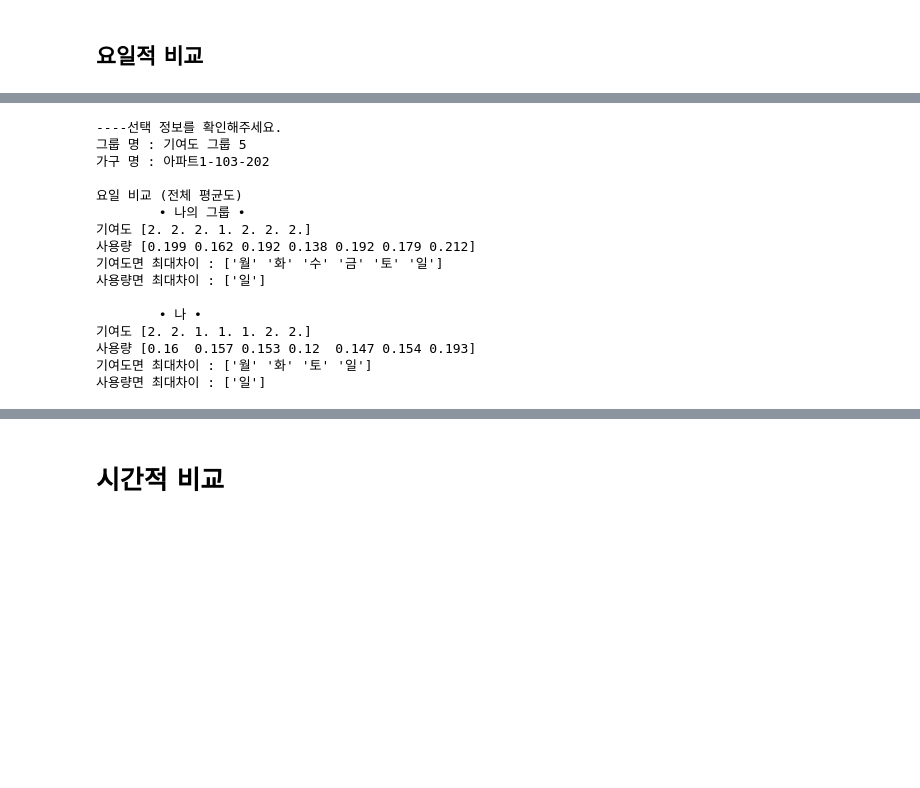
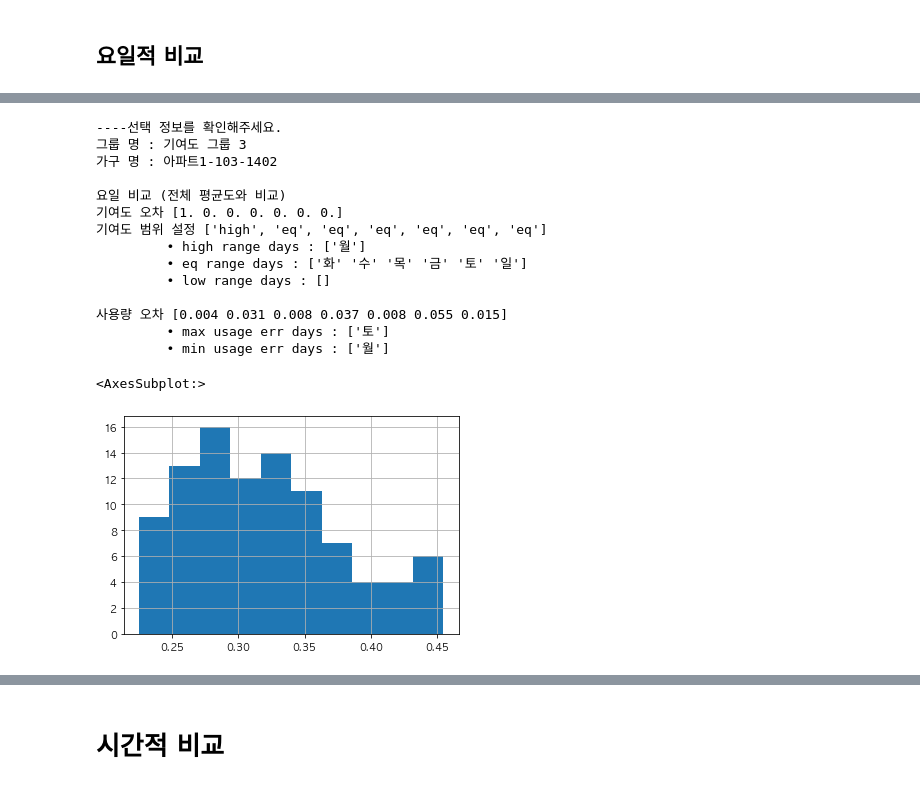
Before and after one commit to formegusto/distribution-by-contribution, a Jupyter notebook: Time Division KMeans pt.3 feedback idea.ipynb, the cells around one changed output, grey strips where cells are left out. Saved outputs shown, nothing was run; the diff lists cells and outputs as text; code cells hidden in the pictures; blank space fills up the shorter version.

```diff
--- a/Time Division KMeans pt.3 feedback idea.ipynb
+++ b/Time Division KMeans pt.3 feedback idea.ipynb
@@ -378,38 +395,38 @@ scc.head()
 # %%
-print("----선택 정보를 확인해주세요.")
-print("그룹 명 : {}".format(sg))
-print("가구 명 : {}\n".format(sh))
+# 3,2
+# 2,1
+sg, sh = consoling()
 
-print("요일 비교 (전체 평균도)")
-print("\t• 나의 그룹 •")
-cont_chk_1 = cc_day_cont[sg].values - acc_day_cont.values.flatten()
-cont_chk_2 = cc_day_usage[sg].values - acc_day_usage.values.flatten()
-print("기여도",cont_chk_1)
-print("사용량",cont_chk_2)
-print("기여도면 최대차이 : {}".format(DAY_ARR[np.where(cont_chk_1 == cont_chk_1[cont_chk_1.argmax()])[0]]))
-print("사용량면 최대차이 : {}".format(DAY_ARR[np.where(cont_chk_2 == cont_chk_2[cont_chk_2.argmax()])[0]]))
+print("요일 비교 (전체 평균도와 비교)")
+cont_chk_1 = day_cont[sh].values - acc_day_cont.values.flatten()
+cont_chk_1_range = [sel_pos(_) for _ in cont_chk_1]
+cont_chk_2 = day_usage[sh].values - acc_day_usage.values.flatten()
+print("기여도 오차",cont_chk_1)
+print("기여도 범위 설정", cont_chk_1_range)
+print("\t • high range days :", DAY_ARR[np.where(cont_chk_1 >= 1)[0]])
+print("\t • eq range days :", DAY_ARR[np.where(cont_chk_1 == 0)[0]])
+print("\t • low range days :", DAY_ARR[np.where(cont_chk_1 < 0)[0]])
 
-print("\n\t• 나 •")
-cont_chk_3 = day_cont[sh].values - acc_day_cont.values.flatten()
-cont_chk_4 = day_usage[sh].values - acc_day_usage.values.flatten()
-print("기여도",cont_chk_3)
-print("사용량",cont_chk_4)
-print("기여도면 최대차이 : {}".format(DAY_ARR[np.where(cont_chk_3 == cont_chk_3[cont_chk_3.argmax()])[0]]))
-print("사용량면 최대차이 : {}".format(DAY_ARR[np.where(cont_chk_4 == cont_chk_4[cont_chk_4.argmax()])[0]]))
+print("\n사용량 오차", cont_chk_2)
+print("\t • max usage err days :", DAY_ARR[np.where(cont_chk_2 == cont_chk_2[cont_chk_2.argmax()])[0]])
+print("\t • min usage err days :", DAY_ARR[np.where(cont_chk_2 == cont_chk_2[cont_chk_2.argmin()])[0]])
 # %% [output]
 ----선택 정보를 확인해주세요.
-그룹 명 : 기여도 그룹 5
-가구 명 : 아파트1-103-202
+그룹 명 : 기여도 그룹 3
+가구 명 : 아파트1-103-1402
 
-요일 비교 (전체 평균도)
-        • 나의 그룹 •
-기여도 [2. 2. 2. 1. 2. 2. 2.]
-사용량 [0.199 0.162 0.192 0.138 0.192 0.179 0.212]
-기여도면 최대차이 : ['월' '화' '수' '금' '토' '일']
-사용량면 최대차이 : ['일']
+요일 비교 (전체 평균도와 비교)
+기여도 오차 [1. 0. 0. 0. 0. 0. 0.]
+기여도 범위 설정 ['high', 'eq', 'eq', 'eq', 'eq', 'eq', 'eq']
+         • high range days : ['월']
+         • eq range days : ['화' '수' '목' '금' '토' '일']
+         • low range days : []
 
-        • 나 •
-기여도 [2. 2. 1. 1. 1. 2. 2.]
-사용량 [0.16  0.157 0.153 0.12  0.147 0.154 0.193]
-기여도면 최대차이 : ['월' '화' '토' '일']
-사용량면 최대차이 : ['일']
+사용량 오차 [0.004 0.031 0.008 0.037 0.008 0.055 0.015]
+         • max usage err days : ['토']
+         • min usage err days : ['월']
+# %%
+df.mean(axis=1)[df.index.weekday == 0].hist(bins=10)
+# %% [output]
+<AxesSubplot:>
+[figure, added]
```
Also changed, not shown: parts of 32 cells of this notebook, 1 other file.
